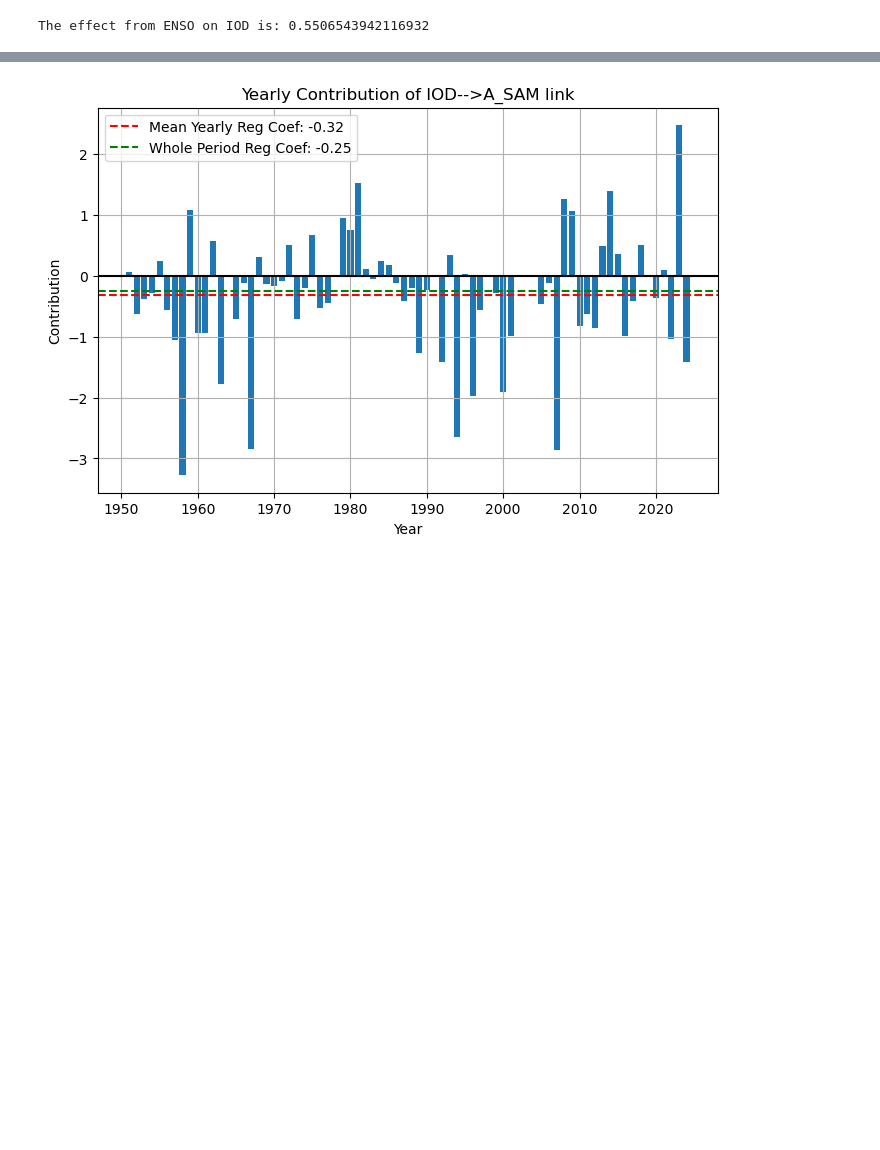
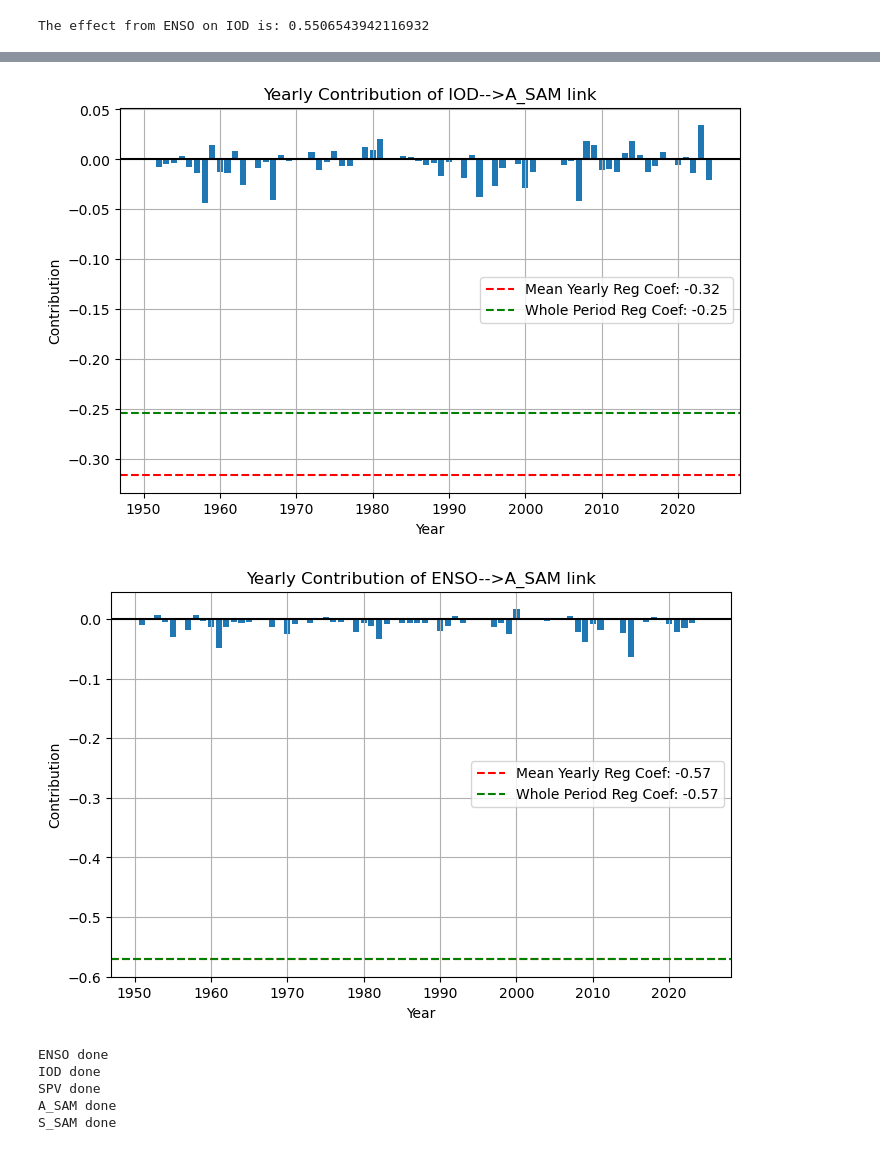
Before and after one commit to giulianolattus-crypto/work, a Jupyter notebook: whole_period_effects/yearly_contributions_whole_period.ipynb, the cells around one changed output, grey strips where cells are left out. Drawn from its saved outputs; the diff is of its cells as text; code cells hidden in the pictures; blank space fills up the shorter version.

```diff
--- a/whole_period_effects/yearly_contributions_whole_period.ipynb
+++ b/whole_period_effects/yearly_contributions_whole_period.ipynb
@@ -71,7 +71,7 @@ def df_xr_prep(df):
 
 ##La Plata
 #SON
-era_SON_LaPlata_df=pd.read_csv('~/work/data_ready/7.csv',index_col='Unnamed: 0')
+era_SON_LaPlata_df=pd.read_csv('~/work/data_ready/7_with_VB.csv',index_col='Unnamed: 0')
 
 #era_SON_LaPlata_df=era_SON_LaPlata_df.rename(index_col='year')
 era_SON_LaPlata_array=era_SON_LaPlata_df.to_xarray()
@@ -80,6 +80,14 @@ era_SON_LaPlata_array=era_SON_LaPlata_array.rename({'index':'year'})
 #DJF
 era_DJF_LaPlata_df=pd.read_csv('~/work/data_ready/6_with_IOBW_VB.csv', index_col='Unnamed: 0')
 era_DJF_LaPlata_array=df_xr_prep(era_DJF_LaPlata_df)
+
+##Andes
+#SON
+era_SON_Andes_df=pd.read_csv('~/work/data_ready/5_with_VB.csv', index_col='Unnamed: 0')
+era_SON_Andes_array=df_xr_prep(era_SON_Andes_df)
+#DJF
+era_DJF_Andes_df=pd.read_csv('~/work/data_ready/4_with_IOBW_VB.csv', index_col='Unnamed: 0')
+era_DJF_Andes_array=df_xr_prep(era_DJF_Andes_df)
 # %%
 def var_prepper(da, months_list, wghts_bool=True):
     ##1 Anomalies
@@ -176,10 +184,10 @@ t_whole_DJF_ex=exclude_years_xr(t_whole_DJF, cut_years)
 pr_whole_DJF_ex=exclude_years_xr(pr_whole_DJF, cut_years)
 # %%
 ##SON data
-ds_SON = xr.merge([t_whole_SON_ex,pr_whole_SON_ex, era_SON_LaPlata_array])
+ds_SON = xr.merge([t_whole_SON_ex,pr_whole_SON_ex, era_SON_LaPlata_array, era_SON_Andes_array])
 
 ##DJF data
-ds_DJF=xr.merge([t_whole_DJF_ex,pr_whole_DJF_ex, era_DJF_LaPlata_array])
+ds_DJF=xr.merge([t_whole_DJF_ex,pr_whole_DJF_ex, era_DJF_LaPlata_array, era_DJF_Andes_array])
 # %%
 def lin_model_fast(y, x_main, *x_controls):
 
@@ -235,13 +243,17 @@ def yearly_contribution(da, target, driver, condition_vars=None):
         x = residualize(x, cond)
 
         y = residualize(y, cond)
-    cov=x*y
-    denom=x.std()**2
-    return cov/denom
+
+    x = x - x.mean()
+    y = y - y.mean()
+
+    contrib = (x * y) / (x**2).sum()
+
+    return contrib
 
 def barplot_with_mean_line(data, driver1, target, true_reg_coef=None):
 
-    whole_period_cov=data.sum()/(len(data)) ##do I need to divide by n-1 or n here?
+    whole_period_cov=data.sum()     #/#(len(data)) ##do I need to divide by n-1 or n here?
 
     plt.figure(figsize=(8, 5))
     plt.bar(data['year'], data.values)
@@ -349,7 +361,11 @@ barplot_with_mean_line(yearly_contrib_ENSO_IOD, driver1='ENSO', target='IOD', tr
 # %%
 yearly_IOD_A_SAM_contribution_SON=yearly_contribution(ds_SON, 'IOD','A_SAM', condition_vars=['ENSO'])
+yearly_ENSO_A_SAM_contribution_SON=yearly_contribution(ds_SON, 'ENSO','A_SAM', condition_vars=['IOD'])
 whole_period_IOD_A_SAM=lin_model_fast(ds_SON['IOD'], ds_SON['A_SAM'], ds_SON['ENSO'])
 b=lin_model_xr(ds_SON, 'IOD', 'A_SAM', indep_var_list='ENSO', printer=True)
 barplot_with_mean_line(yearly_IOD_A_SAM_contribution_SON, driver1='IOD',\
                         target='A_SAM', true_reg_coef=b)
+barplot_with_mean_line(yearly_ENSO_A_SAM_contribution_SON, driver1='ENSO',\
+                        target='A_SAM', true_reg_coef=lin_model_xr(ds_SON, 'ENSO', 'A_SAM', \
+                                                                   indep_var_list='IOD', printer=False))
 # %% [output]
@@ -357,2 +373,3 @@ The effect from IOD on A_SAM conditioned on ENSO is: -0.2540429346227421
 The effect from ENSO on A_SAM conditioned on IOD is: -0.5711811995787874
-[figure, old version]
+[figure, new version]
+[figure, added]
@@ -359 +384,12 @@ The effect from ENSO on A_SAM conditioned on IOD is: -0.5711811995787874
+# %%
+whole_period_T_SON=conditioning_everything_fast(ds_SON, driver_list=['ENSO', 'IOD', 'SPV', 'A_SAM', 'S_SAM']\
+                                                , target='t2m', whole_period=True)
+
+IOD_T_SA_SON=whole_period_T_SON[1]
+# %% [output]
+ENSO done
+IOD done
+SPV done
+A_SAM done
+S_SAM done
 # %%
```
Also changed, not shown: parts of 10 cells of this notebook, 36 other files.
